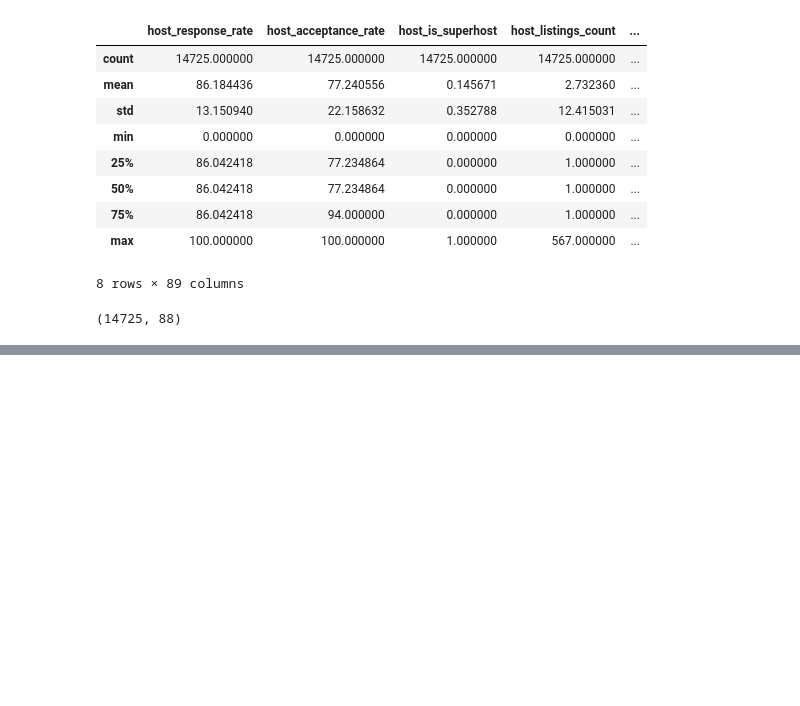
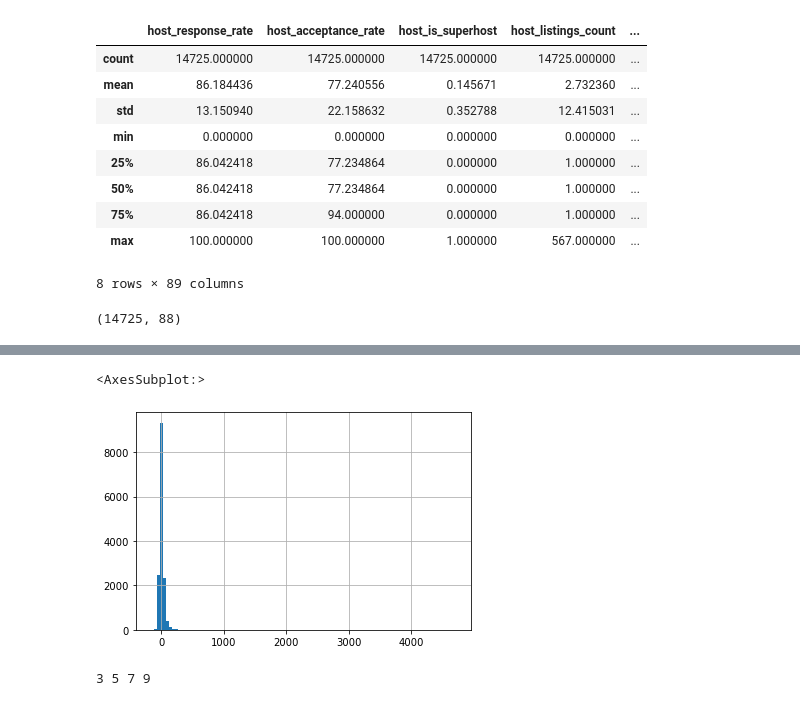
Before and after one commit to vedantbhatnagar/airbnb, a Jupyter notebook: feature_engineering.ipynb, the cells around one changed output, grey strips where cells are left out. Drawn from its saved outputs; the diff is of its cells as text; code cells hidden in the pictures; blank space fills up the shorter version.

```diff
--- a/feature_engineering.ipynb
+++ b/feature_engineering.ipynb
@@ -349,0 +474,3 @@ r2_score(df2_dummies['price'], df2_dummies['price_pred'])
+# %%
+df2_dummies['error'] = 100 * (df2_dummies['price_pred']/df2_dummies['price'] - 1)
+df2_dummies[['price', 'price_pred', 'error']].describe()
@@ -349,0 +487,11 @@ r2_score(df2_dummies['price'], df2_dummies['price_pred'])
+# %%
+df2_dummies['error'].hist(bins = 100)
+# it seems that the model might be predicting reasonably well for most observations
+# %% [output]
+<AxesSubplot:>
+[figure, added]
+# %%
+for i in range(3, 10, 2):
+    print(i, end =" ")
+# %% [output]
+3 5 7 9
```
Also changed, not shown: parts of 36 cells of this notebook.
